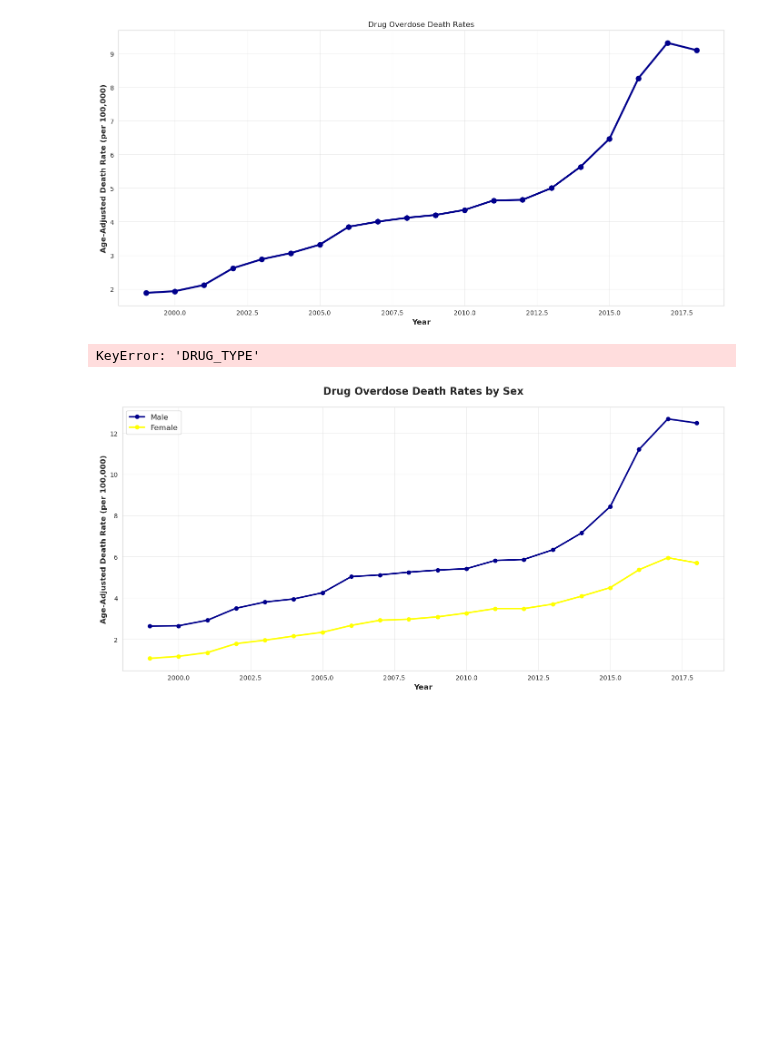
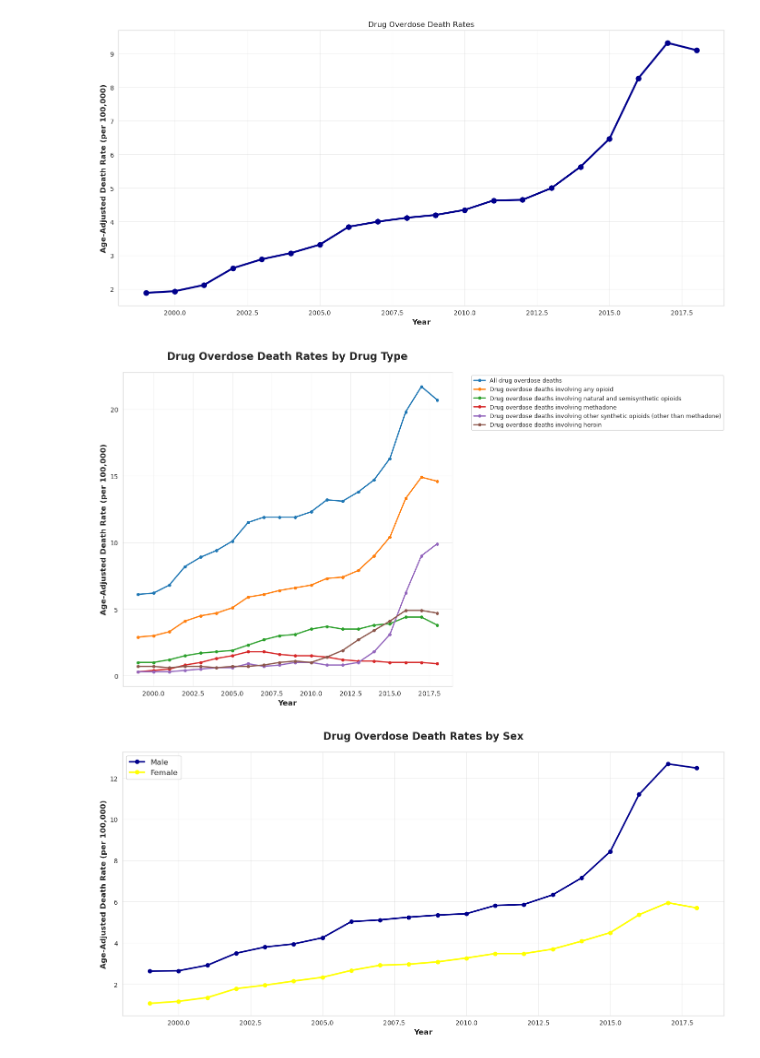
Before and after one commit to UCB-stat-159-f25/final-group09, a Jupyter notebook: analysis/EDA.ipynb, the cells around one changed output. Cells and saved outputs as stored; diff of their text form; code cells hidden in the pictures; blank space fills up the shorter version.

Commit message:
Fix EDA.ipynb: replace ACTUAL_COLUMN_NAME with PANEL column, update Author Contributions

```diff
--- a/analysis/EDA.ipynb
+++ b/analysis/EDA.ipynb
@@ -19,17 +28,15 @@ if 'DRUG_TYPE' in clean_overdose.columns:
 # %%
 #Summary Statistics of overdose deaths per drug
+clean_overdose = pd.read_csv('../data/overdose_race_data_clean.csv')
 
-#Me
-for drug in drug_types:
-    drug_data = clean_overdose[clean_overdose['DRUG_TYPE'] == drug]
+# Efficiently calculate statistics grouped by drug type
+stats_df = clean_overdose.groupby('PANEL')['ESTIMATE'].agg(['mean', 'median', 'std', 'min', 'max'])
+
+for drug, row in stats_df.iterrows():
     print(f"\n{drug}:")
-    print(f" Mean Rate: {drug_data['ESTIMATE'].mean():.2f}")
-#median rate
-    print(f" Median Rate: {drug_data['ESTIMATE'].median():.2f}")
-#Standard Deviation
-    print(f" Standard Deviation: {drug_data['ESTIMATE'].std():.2f}")
-#Minimum
-    print(f" Minimum: {drug_data['ESTIMATE'].min():.2f}")
-#Maximum
-    print(f" Maximum {drug_data['ESTIMATE'].max():.2f}")
+    print(f" Mean Rate: {row['mean']:.2f}")
+    print(f" Median Rate: {row['median']:.2f}")
+    print(f" Standard Deviation: {row['std']:.2f}")
+    print(f" Minimum: {row['min']:.2f}")
+    print(f" Maximum: {row['max']:.2f}")
 # %% [output]
@@ -60,37 +83,37 @@ plt.tight_layout()
 # %%
 #Trend by Drug Type
 
 clean_overdose = pd.read_csv('../data/overdose_race_data_clean.csv')
 
-if 'DRUG_TYPE' in clean_overdose.columns:
+if 'PANEL' in clean_overdose.columns:
     plt.figure(figsize=(14,8))
 
-all_drugs = clean_overdose['DRUG_TYPE'].unique()
+all_drugs = clean_overdose['PANEL'].unique()
 
 for drug in all_drugs:
     drug_trend = clean_overdose[
-        (clean_overdose['DRUG_TYPE'] == drug) &
+        (clean_overdose['PANEL'] == drug) &
         (clean_overdose['sex'] == 'All') &
         (clean_overdose['race_ethnicity'] == 'All')
         ].groupby('YEAR')['ESTIMATE'].mean().reset_index()
 
     if len(drug_trend) > 0:
         plt.plot(drug_trend['YEAR'], drug_trend['ESTIMATE'],
                  marker='o', linewidth=2, label=drug, markersize=4)
 
 plt.title('Drug Overdose Death Rates by Drug Type',
           fontsize=16, fontweight='bold', pad=20)
 plt.xlabel('Year', fontsize=12, fontweight='bold')
 plt.ylabel('Age-Adjusted Death Rate (per 100,000)', fontsize=12, fontweight='bold')
 plt.legend(bbox_to_anchor=(1.05, 1), loc='upper left', fontsize=9)
 plt.grid(True, alpha=0.3)
 plt.tight_layout()
 
 #plt.savefig('figures/trend_by_drug_type.png', dpi=300, bbox_inches='tight')
 #print("✓ Saved: figures/trend_by_drug_type.png")
 #plt.close()
 # %% [output]
-KeyError: 'DRUG_TYPE'
+[figure, added]
 # %%
 #Trend by Sex
 
```
Also changed, not shown: parts of 2 cells of this notebook, 1 other file.
